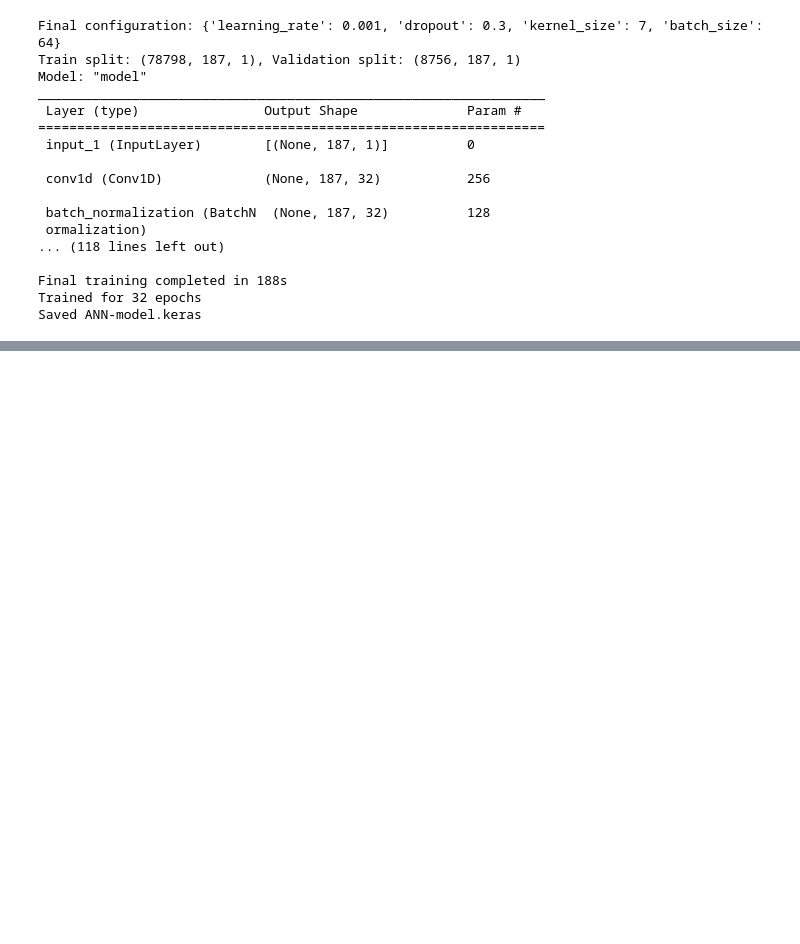
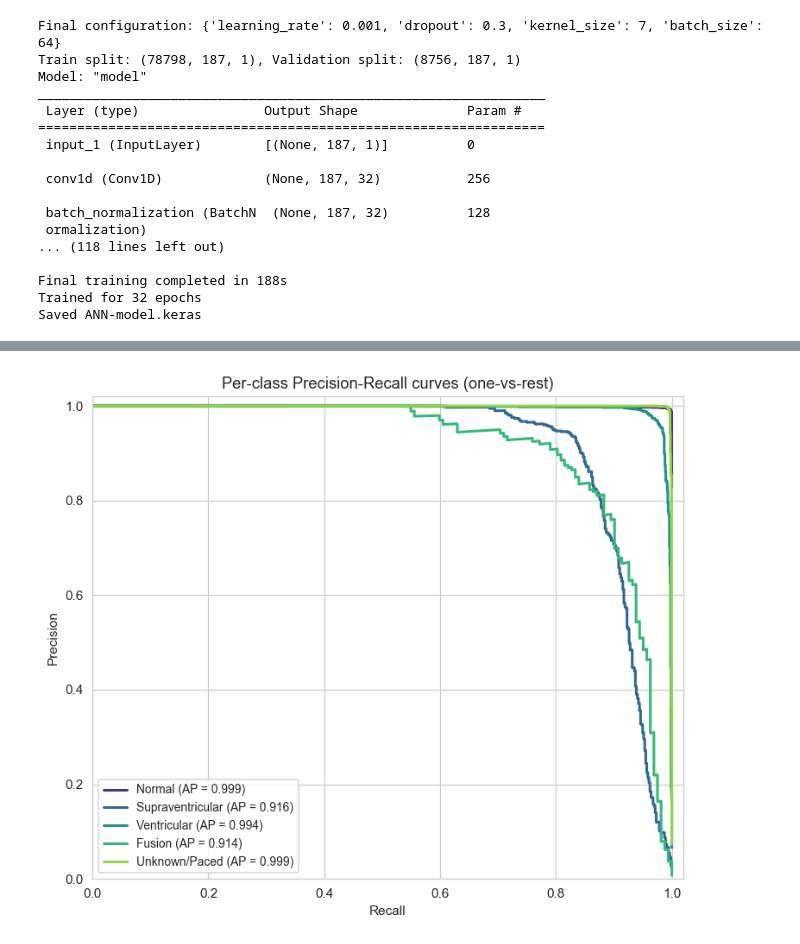
Before and after one commit to Arush70/ECG-Heartbeat-Classification, a Jupyter notebook: Training-ANN.ipynb, the cells around one changed output, grey strips where cells are left out. Saved outputs shown, nothing was run; the diff lists cells and outputs as text; code cells hidden in the pictures; blank space fills up the shorter version.

```diff
--- a/Training-ANN.ipynb
+++ b/Training-ANN.ipynb
@@ -936,0 +991,21 @@ Saved final_metrics.json (use these numbers in the report)
+# %%
+# Stage 10c: Per-class Precision-Recall curves with Average Precision
+
+fig, ax = plt.subplots(figsize=(7, 6))
+
+for c in range(NUM_CLASSES):
+    precision, recall, _ = precision_recall_curve(y_test_bin[:, c], y_test_proba[:, c])
+    ap = average_precision_score(y_test_bin[:, c], y_test_proba[:, c])
+    ax.plot(recall, precision, color=colors[c], linewidth=2,
+            label=f'{class_names[c]} (AP = {ap:.3f})')
+
+ax.set_xlabel('Recall')
+ax.set_ylabel('Precision')
+ax.set_title('Per-class Precision-Recall curves (one-vs-rest)')
+ax.legend(loc='lower left', fontsize=9)
+ax.set_xlim(0, 1.02); ax.set_ylim(0, 1.02)
+plt.tight_layout()
+plt.savefig('fig_pr_curves.png', bbox_inches='tight', dpi=150)
+plt.show()
+# %% [output]
+[figure, added]
```
Also changed, not shown: parts of 22 cells of this notebook, 12 other files.
